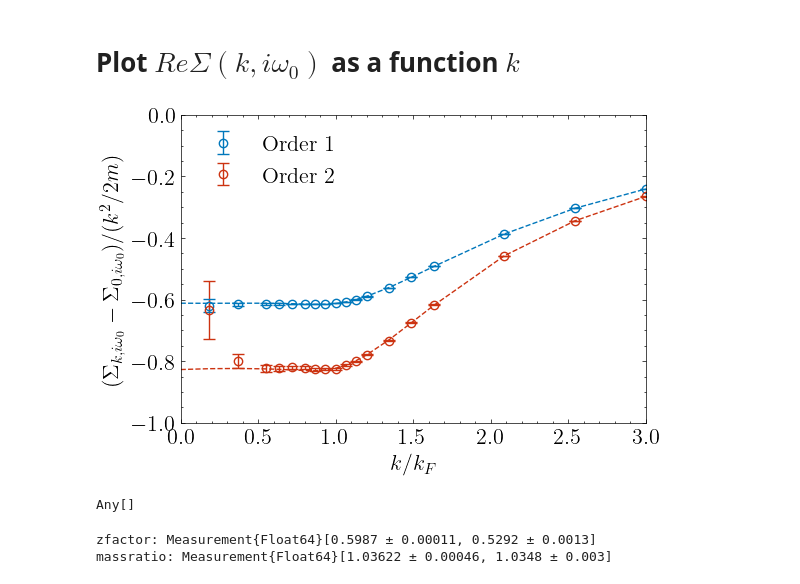
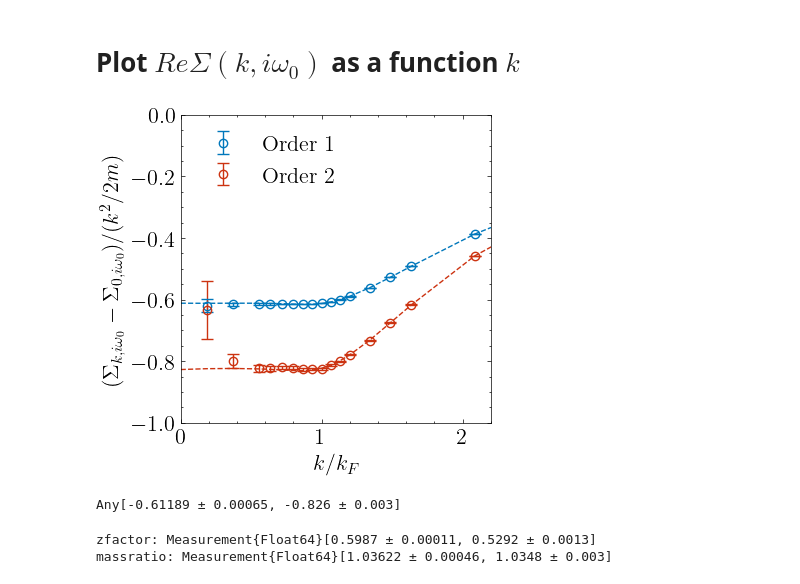
Before and after one commit to numericalEFT/ElectronLiquid.jl, a Jupyter notebook: sigma/plotK.ipynb, the cells around one changed output. Saved outputs shown, nothing was run; the diff lists cells and outputs as text; code cells hidden in the pictures.

```diff
--- a/sigma/plotK.ipynb
+++ b/sigma/plotK.ipynb
@@ -96,44 +96,44 @@ color = [cdict["blue"], cdict["red"]]
 rcParams = PyPlot.PyDict(PyPlot.matplotlib."rcParams")
 rcParams["font.size"] = 16
 rcParams["font.family"] = "Times New Roman"
-figure(figsize=(6,4))
+figure(figsize=(4,4))
 dmp = []
 for o in 1:para.order
     y = sum([z.val for z in S_k[j]] for j in 1:o)
     e = [z.err for z in S_k[o]]
     #y ./= para.EF
     #e ./=para.EF
     y ./= (kgrid.grid).^2/(2*para.me)
     e ./= (kgrid.grid).^2/(2*para.me)
     # println(zk[o])
     errorbar(kgrid.grid / kF, y, yerr=e, color=color[o], capsize=4, fmt="o", markerfacecolor="none", label="Order $o")
     push!(dmp, measurement(y[kF_label], e[kF_label]))
     # yfit = signal.savgol_filter(y, 5, 3)
     x = kgrid.grid / kF
     y[1:3] .= y[kF_label]
     e[1:3] .= e[kF_label]
     spl = interp.UnivariateSpline(x, y, w=1.0 ./ e)
     yfit = spl(x)
     plot(x, yfit, color=color[o], linestyle="--")
     #println(y)
     #println(yfit)
 end
 #xlim([kgrid.grid[1] / kF, kgrid.grid[end] / kF])
-xlim([kgrid.grid[1] / kF, 3.0])
+xlim([kgrid.grid[1] / kF, 2.2])
 ylim([-1.0, 0.0])
 xlabel(L"$k/k_F$")
 
 if Zrenorm
     ylabel(L"$z \cdot \operatorname{Re}\delta \Sigma(k, i\omega_0)/E_F$")
 else
     ylabel(L"$(\Sigma_{k, i\omega_0}-\Sigma_{0, i\omega_0})/(k^2/2m)$")
 end
 legend(loc=2)
-#savefig("sigmaK_rs$(para.rs)_Fs$(para.Fs)_$(para.dim)d.pdf")
-println(dm)
+savefig("sigmaK_rs$(para.rs)_Fs$(para.Fs)_$(para.dim)d.pdf")
+println(dmp)
 # %% [output]
-[figure, old version]
+[figure, new version]
-Any[]
+Any[-0.61189 ± 0.00065, -0.826 ± 0.003]
 # %%
 if Zrenorm == false
     z = @. 1.0/(1.0-dZ)
```
Also changed, not shown: parts of 1 cell of this notebook.
